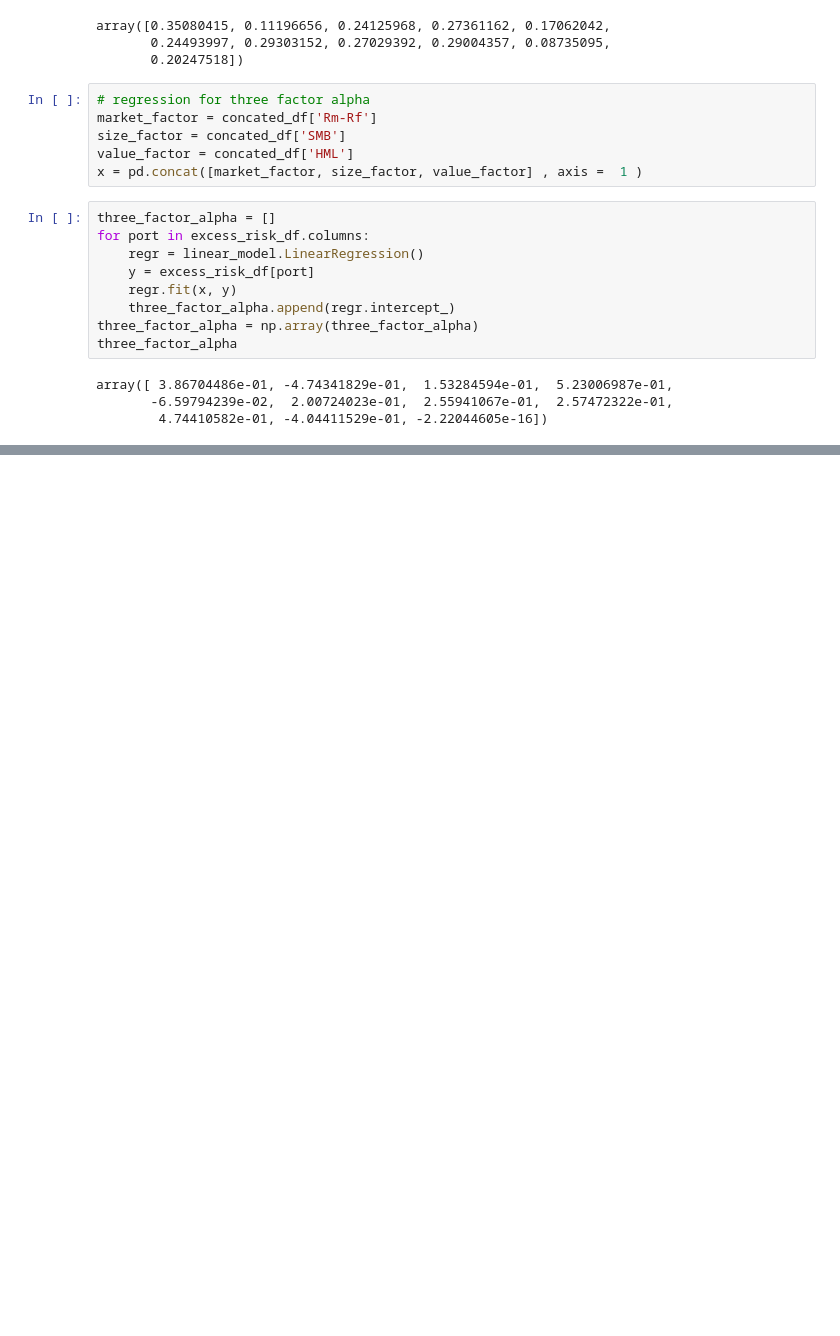
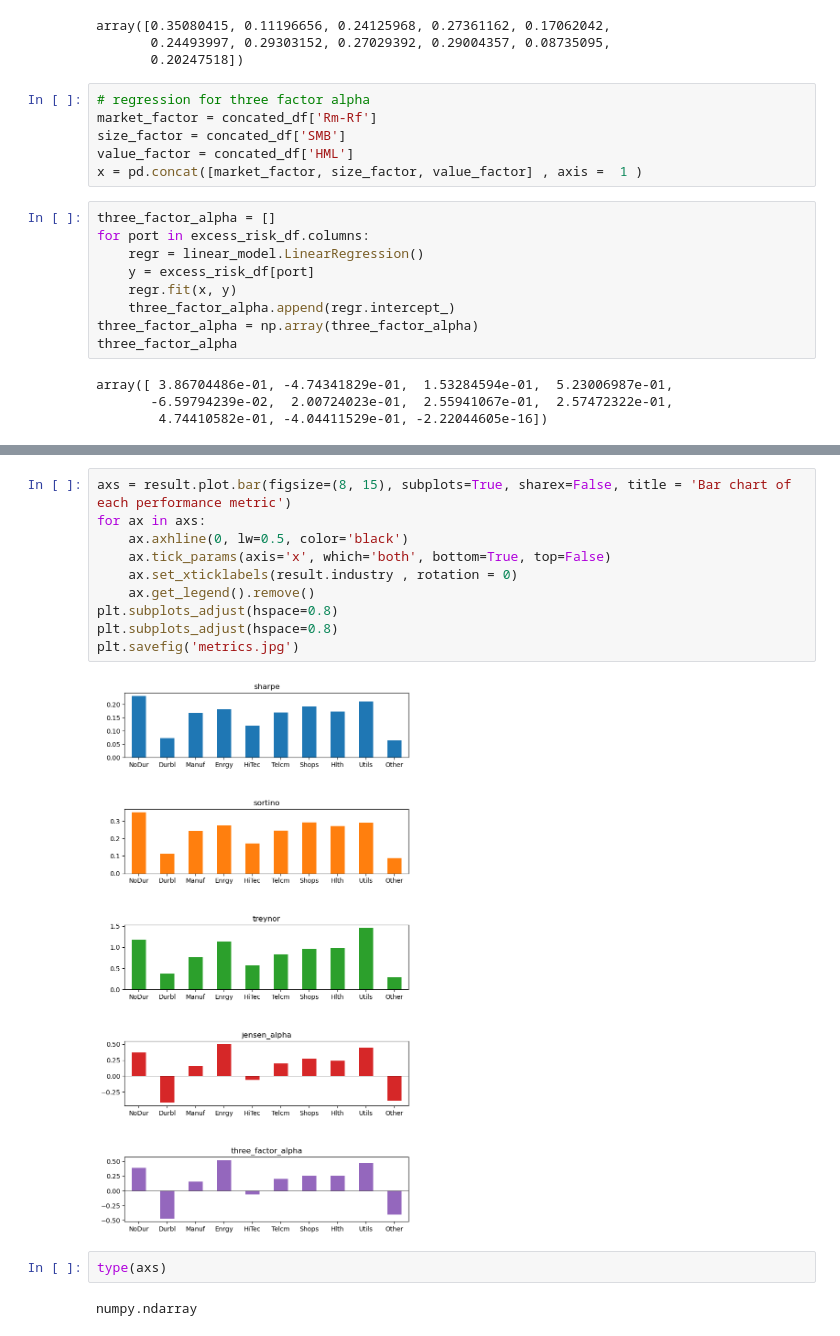
Before and after one commit to kilowiski/qf600, a Jupyter notebook: assignment_3/assignment3.ipynb, the cells around one changed output, grey strips where cells are left out. Drawn from its saved outputs; the diff is of its cells as text; blank space fills up the shorter version.

```diff
--- a/assignment_3/assignment3.ipynb
+++ b/assignment_3/assignment3.ipynb
@@ -106,0 +127,16 @@ result
+# %%
+axs = result.plot.bar(figsize=(8, 15), subplots=True, sharex=False, title = 'Bar chart of each performance metric')
+for ax in axs:
+    ax.axhline(0, lw=0.5, color='black')
+    ax.tick_params(axis='x', which='both', bottom=True, top=False)
+    ax.set_xticklabels(result.industry , rotation = 0)
+    ax.get_legend().remove()
+plt.subplots_adjust(hspace=0.8)
+plt.subplots_adjust(hspace=0.8)
+plt.savefig('metrics.jpg')
+# %% [output]
+[figure, added]
+# %%
+type(axs)
+# %% [output]
+numpy.ndarray
```
Also changed, not shown: parts of 3 cells of this notebook.
